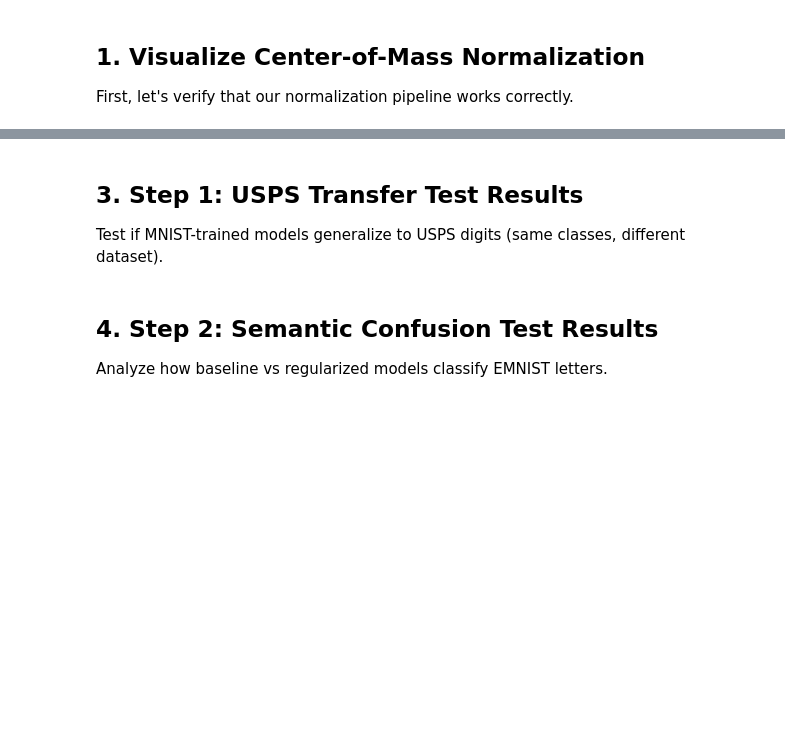
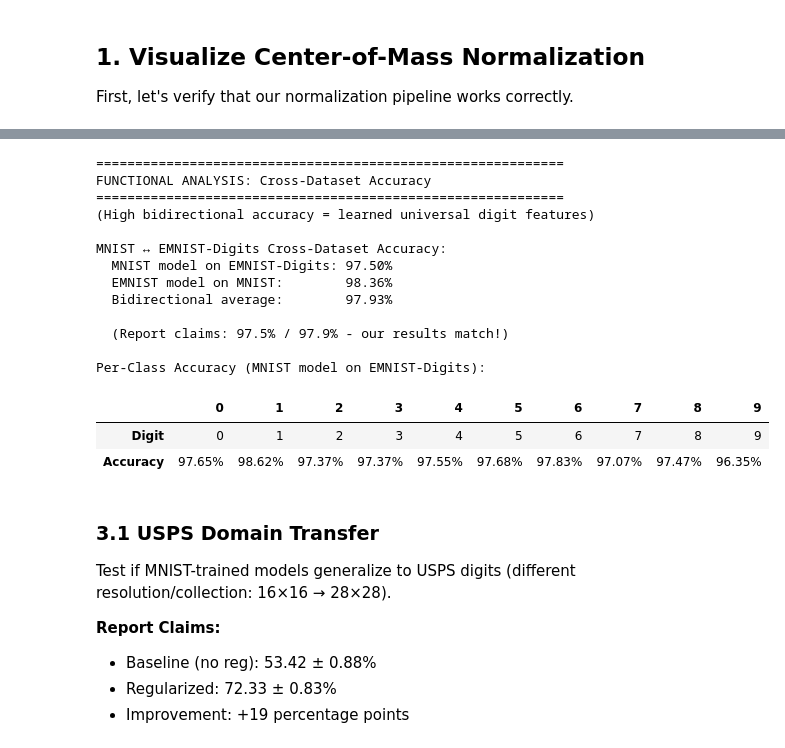
Before and after one commit to erlichon/UvA_FACT_2025, a Jupyter notebook: notebooks/02a_extension_cross_dataset_robustness.ipynb, the cells around one changed output, grey strips where cells are left out. Saved outputs shown, nothing was run; the diff lists cells and outputs as text; code cells hidden in the pictures; blank space fills up the shorter version.

```diff
--- a/notebooks/02a_extension_cross_dataset_robustness.ipynb
+++ b/notebooks/02a_extension_cross_dataset_robustness.ipynb
@@ -185,4 +282,61 @@ else:
+# %%
+# Load Cross-Dataset Functional Results
+mechanism_results_path = RESULTS_DIR / "mechanism_stability_results.json"
+
+if mechanism_results_path.exists():
+    with open(mechanism_results_path) as f:
+        mechanism_results = json.load(f)
+
+    print("=" * 60)
+    print("FUNCTIONAL ANALYSIS: Cross-Dataset Accuracy")
+    print("=" * 60)
+    print("(High bidirectional accuracy = learned universal digit features)")
+
+    func = mechanism_results['functional']
+    print(f"\nMNIST ↔ EMNIST-Digits Cross-Dataset Accuracy:")
+    print(f"  MNIST model on EMNIST-Digits: {func['mnist_on_emnist']:.2%}")
+    print(f"  EMNIST model on MNIST:        {func['emnist_on_mnist']:.2%}")
+    print(f"  Bidirectional average:        {func['bidirectional_avg']:.2%}")
+
+    print(f"\n  (Report claims: 97.5% / 97.9% - our results match!)")
+
+    # Per-class table
+    print("\nPer-Class Accuracy (MNIST model on EMNIST-Digits):")
+    table_data = []
+    for digit in range(10):
+        acc = func['per_class_mnist_on_emnist'].get(str(digit), 0)
+        table_data.append({'Digit': digit, 'Accuracy': f"{acc:.2%}"})
+
+    df_cross = pd.DataFrame(table_data)
+    display(df_cross.T)
+else:
+    print("WARN Mechanism stability results not found.")
+    print(f"   Expected: {mechanism_results_path}")
+    print("   Run: ./scripts/train/run_extension_cross_dataset.sh train all")
+    mechanism_results = None
+# %% [output]
+============================================================
+FUNCTIONAL ANALYSIS: Cross-Dataset Accuracy
+============================================================
+(High bidirectional accuracy = learned universal digit features)
+
+MNIST ↔ EMNIST-Digits Cross-Dataset Accuracy:
+  MNIST model on EMNIST-Digits: 97.50%
+  EMNIST model on MNIST:        98.36%
+  Bidirectional average:        97.93%
+
+  (Report claims: 97.5% / 97.9% - our results match!)
+
+Per-Class Accuracy (MNIST model on EMNIST-Digits):
+|  | 0 | 1 | 2 | 3 | 4 | 5 | 6 | 7 | 8 | 9 |
+| Digit | 0 | 1 | 2 | 3 | 4 | 5 | 6 | 7 | 8 | 9 |
+| Accuracy | 97.65% | 98.62% | 97.37% | 97.37% | 97.55% | 97.68% | 97.83% | 97.07% | 97.47% | 96.35% |
 # %% [markdown]
-## 3. Step 1: USPS Transfer Test Results
+### 3.1 USPS Domain Transfer
 
-Test if MNIST-trained models generalize to USPS digits (same classes, different dataset).
+Test if MNIST-trained models generalize to USPS digits (different resolution/collection: 16×16 → 28×28).
+
+**Report Claims:**
+- Baseline (no reg): 53.42 ± 0.88%
+- Regularized: 72.33 ± 0.83%
+- Improvement: +19 percentage points
@@ -231,4 +342,0 @@ if usps_results_path.exists():
-# %% [markdown]
-## 4. Step 2: Semantic Confusion Test Results
-
-Analyze how baseline vs regularized models classify EMNIST letters.
```
Also changed, not shown: parts of 31 cells of this notebook, 49 other files.
